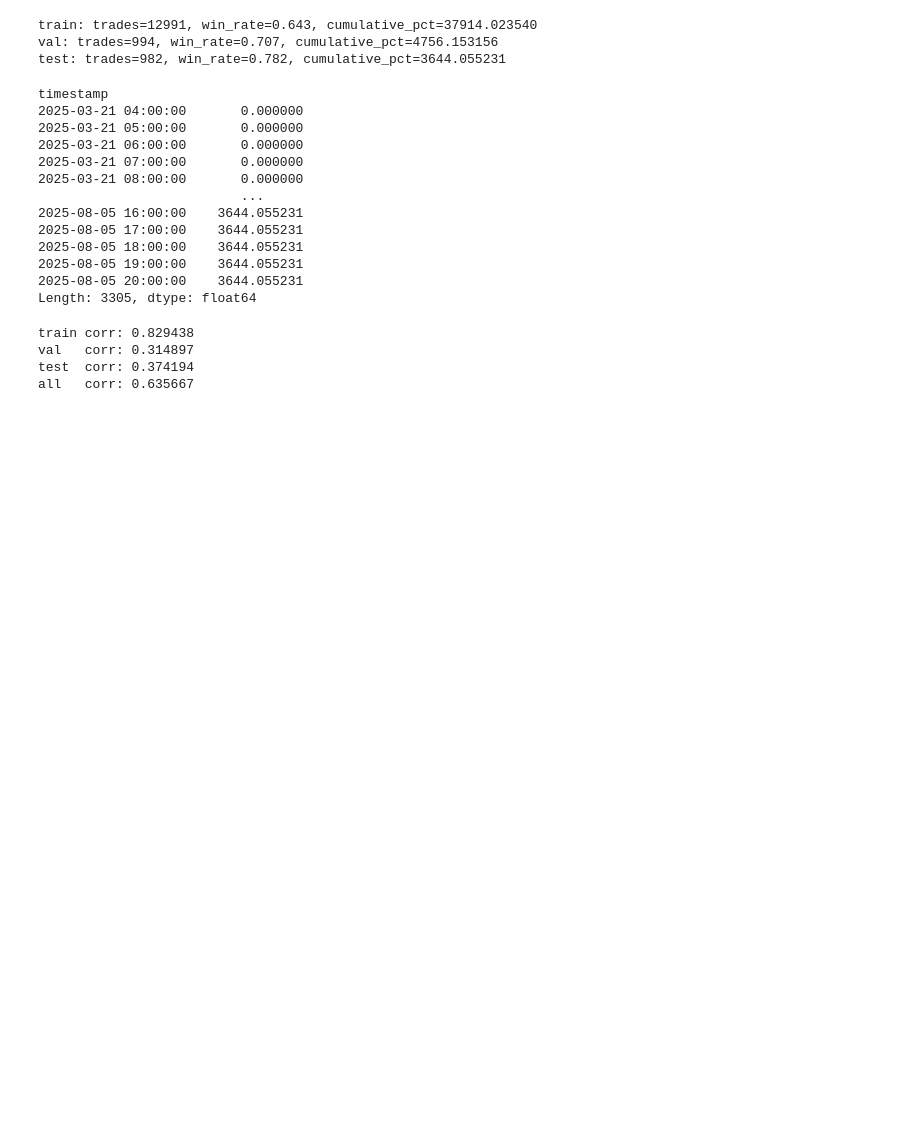
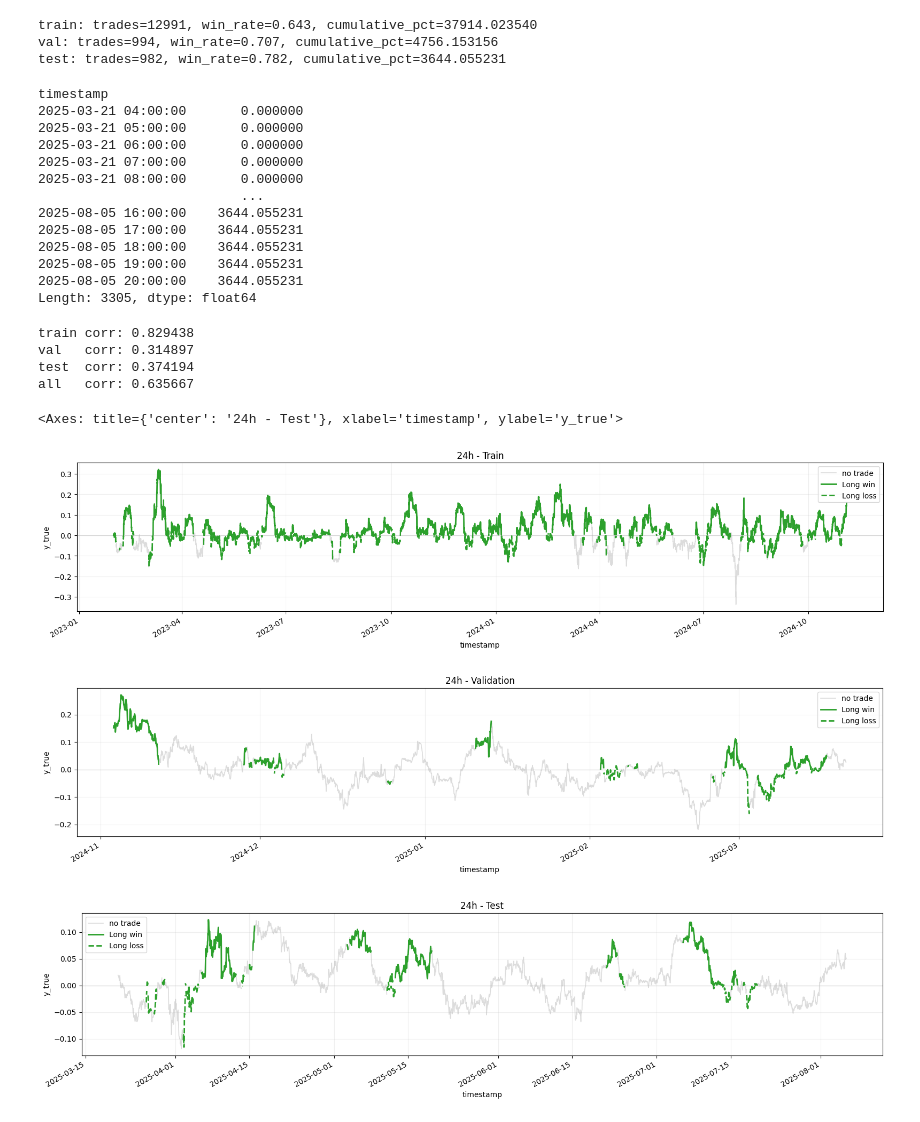
Before and after one commit to noelotpyrc/trading_cex, a Jupyter notebook: strategies/inspect_y_logret_168h_huber_regression.ipynb, the cells around one changed output. Drawn from its saved outputs; the diff is of its cells as text; code cells hidden in the pictures; blank space fills up the shorter version.

```diff
--- a/strategies/inspect_y_logret_168h_huber_regression.ipynb
+++ b/strategies/inspect_y_logret_168h_huber_regression.ipynb
@@ -220,0 +323,11 @@ all   corr: 0.635667
+# %%
+plot_y_true_colored_segments(pred_train, title="24h - Train", figsize=(16, 4))
+
+plot_y_true_colored_segments(pred_val, title="24h - Validation", figsize=(16, 4))
+
+plot_y_true_colored_segments(pred_test, title="24h - Test", figsize=(16, 4))
+# %% [output]
+<Axes: title={'center': '24h - Test'}, xlabel='timestamp', ylabel='y_true'>
+[figure, added]
+[figure, added]
+[figure, added]
```
Also changed, not shown: parts of 5 cells of this notebook, 2 other files.
